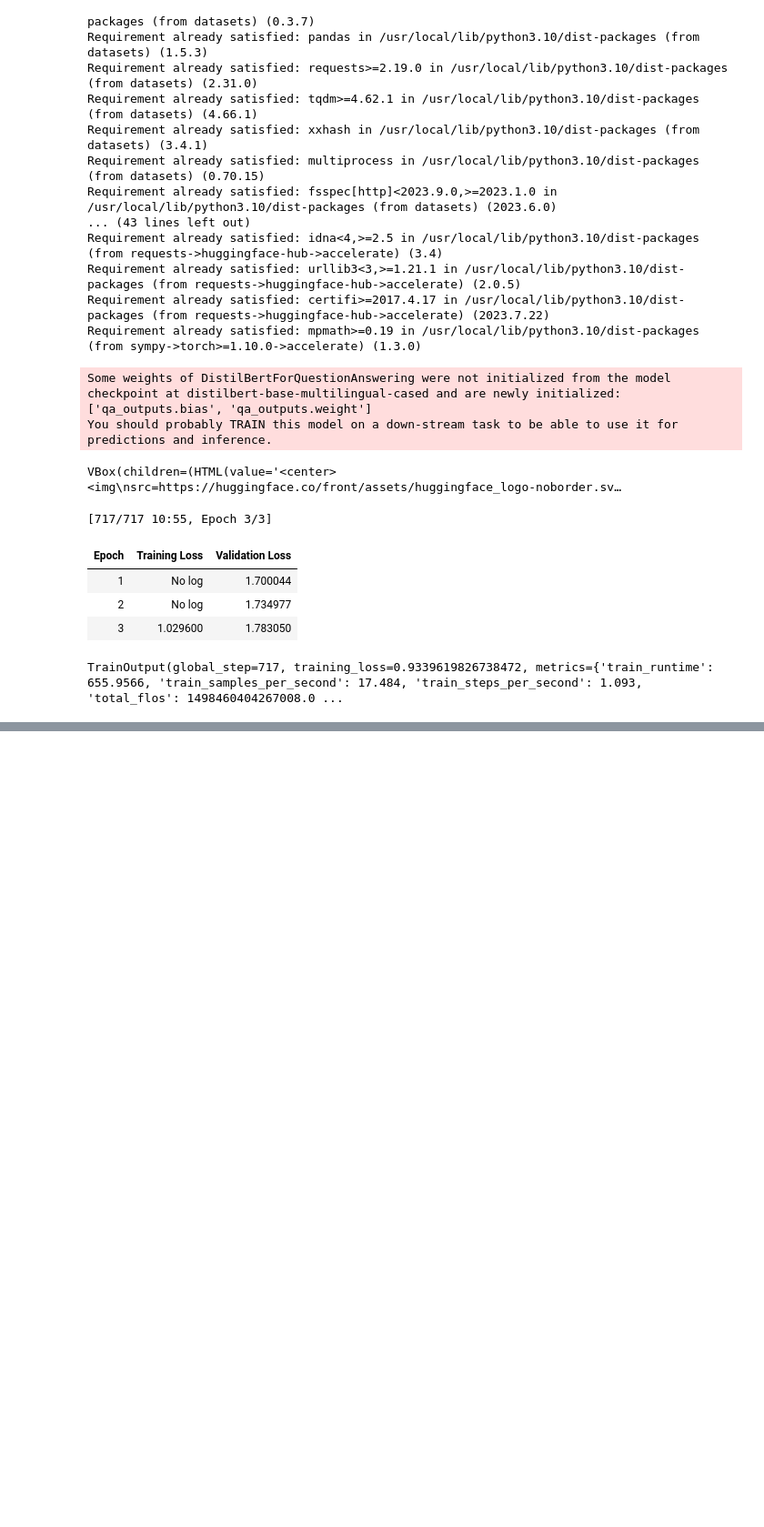
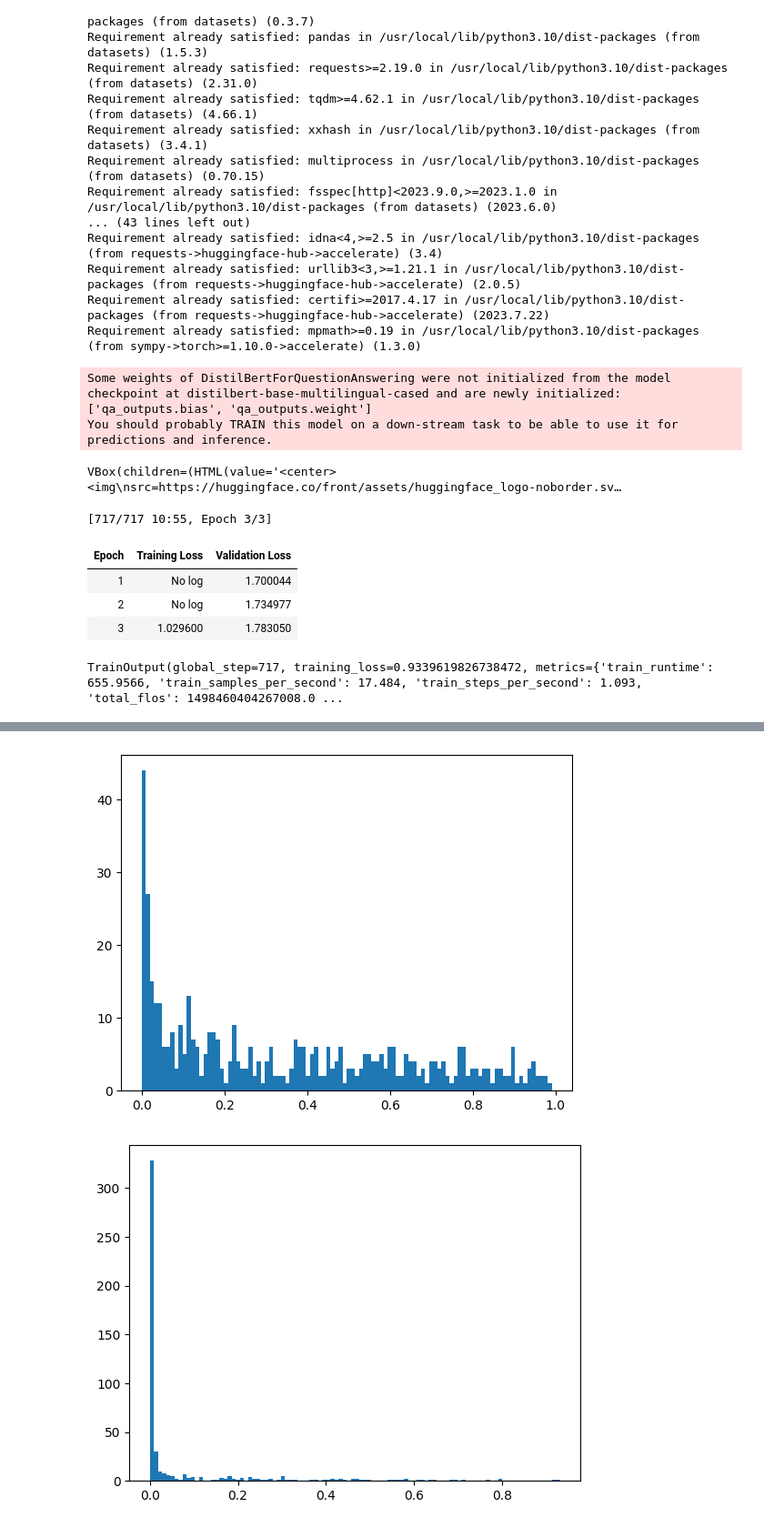
Before and after one commit to Axel0087/NLP2023, a Jupyter notebook: week38_huggingface.ipynb, the cells around one changed output, grey strips where cells are left out. Shown at 91% size. Drawn from its saved outputs; the diff is of its cells as text; code cells hidden in the pictures; blank space fills up the shorter version.

```diff
--- a/week38_huggingface.ipynb
+++ b/week38_huggingface.ipynb
@@ -249,0 +220,18 @@ KeyboardInterrupt: ignored
+# %%
+from transformers import pipeline
+
+question_answerer = pipeline("question-answering", model="my_awesome_qa_model")
+
+answerable_scores = []
+non_answerable_scores = []
+
+np.mean([(question_answerer(question=get_question(row), context=get_document(row))["score"] >= 0.2) == oracle(get_answer(row), get_document(row)) for row in val_bengali])
+
+#for row in val:
+#  question = get_question(row)
+#  document = get_document(row)
+#  score =
+#  if get_answer(row) == "":
+#    non_answerable_scores.append(score)
+#  else:
+#    answerable_scores.append(score)
@@ -249,0 +241,4 @@ KeyboardInterrupt: ignored
+# %%
+answerable_scores = np.array(answerable_scores)
+
+non_answerable_scores = np.array(non_answerable_scores)
@@ -249,0 +269,12 @@ KeyboardInterrupt: ignored
+# %%
+import matplotlib.pyplot as plt
+import numpy as np
+
+y = np.ones(len(answerable_scores))
+plt.hist(answerable_scores, bins = 100)
+plt.show()
+plt.hist(non_answerable_scores, bins = 100)
+plt.show()
+# %% [output]
+[figure, added]
+[figure, added]
```
Also changed, not shown: parts of 3 cells of this notebook.
